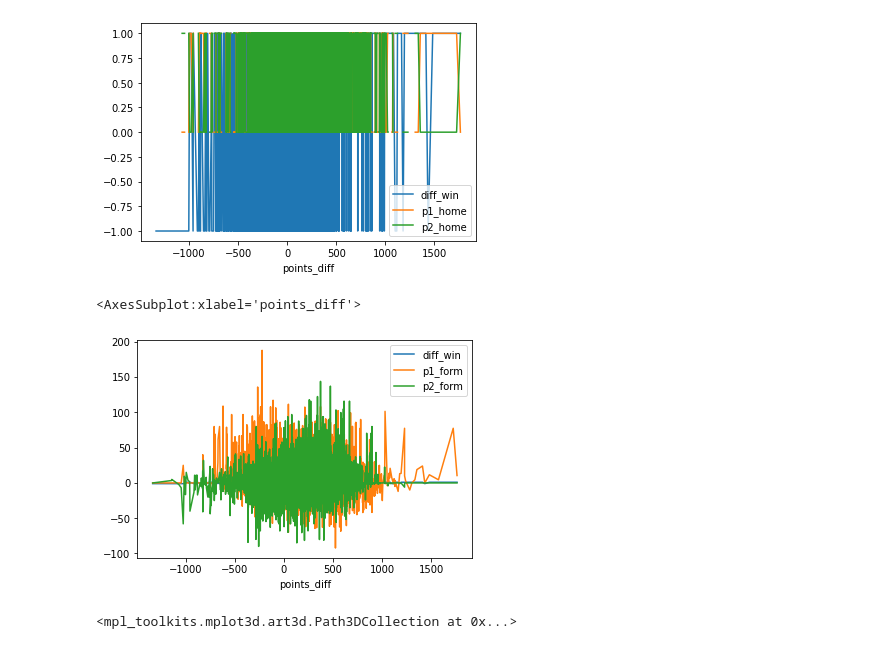
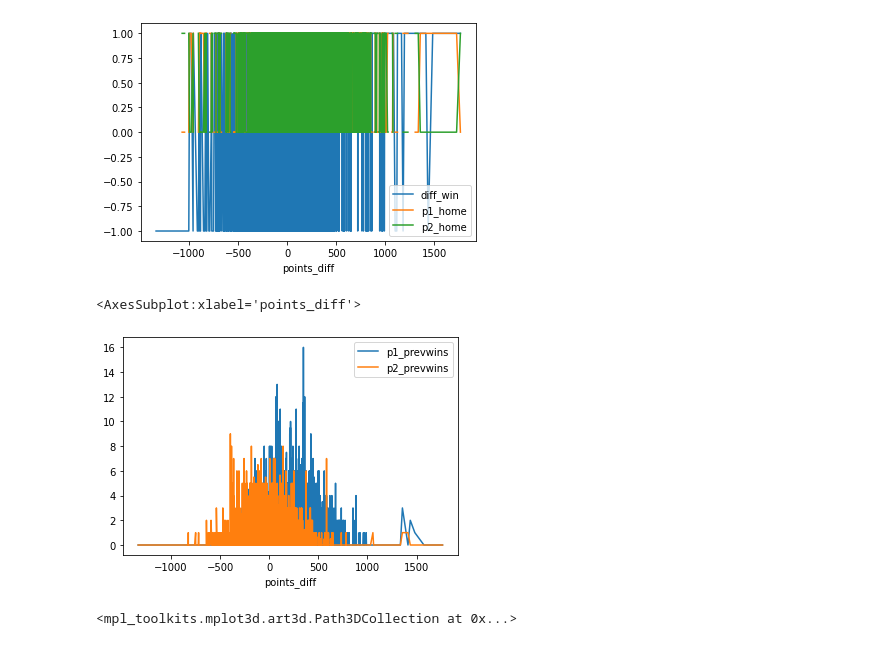
Before and after one commit to yoniyir/predict_tt, a Jupyter notebook: EDA.ipynb, the cells around one changed output. Cells and saved outputs as stored; diff of their text form; code cells hidden in the pictures.

```diff
--- a/EDA.ipynb
+++ b/EDA.ipynb
@@ -239,11 +245,11 @@ h.plot()
 <AxesSubplot:xlabel='points_diff'>
 [figure]
 # %%
-h2=games_df.groupby(['points_diff']).mean()[['diff_win','p1_form','p2_form']]
+h2=games_df.groupby(['points_diff']).mean()[['p1_prevwins','p2_prevwins']]
 h2.plot()
 # %% [output]
 <AxesSubplot:xlabel='points_diff'>
-[figure, old version]
+[figure, new version]
 # %%
 import mpl_toolkits.mplot3d
 from mpl_toolkits.mplot3d import Axes3D
```
Also changed, not shown: parts of 10 cells of this notebook, 2 other files.
